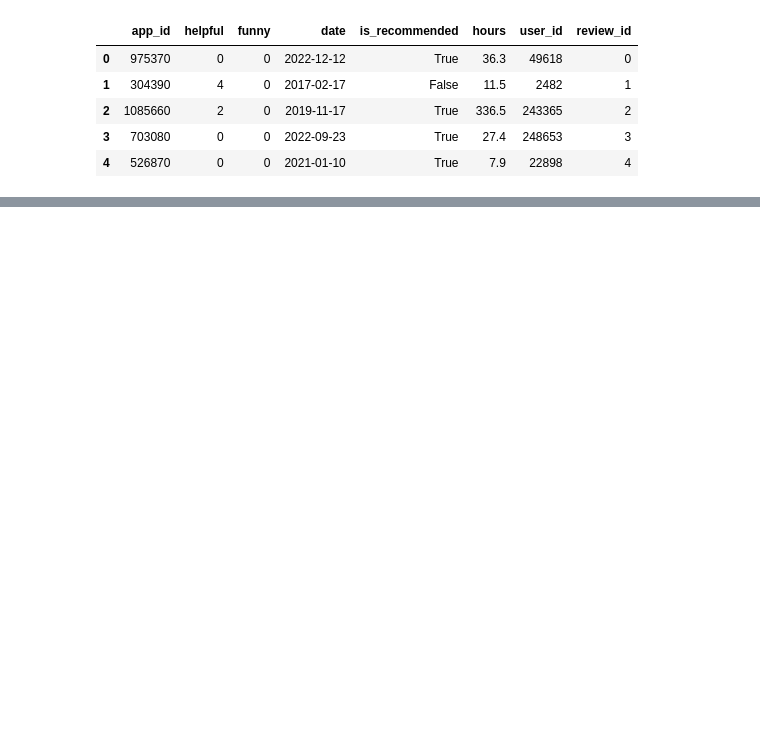
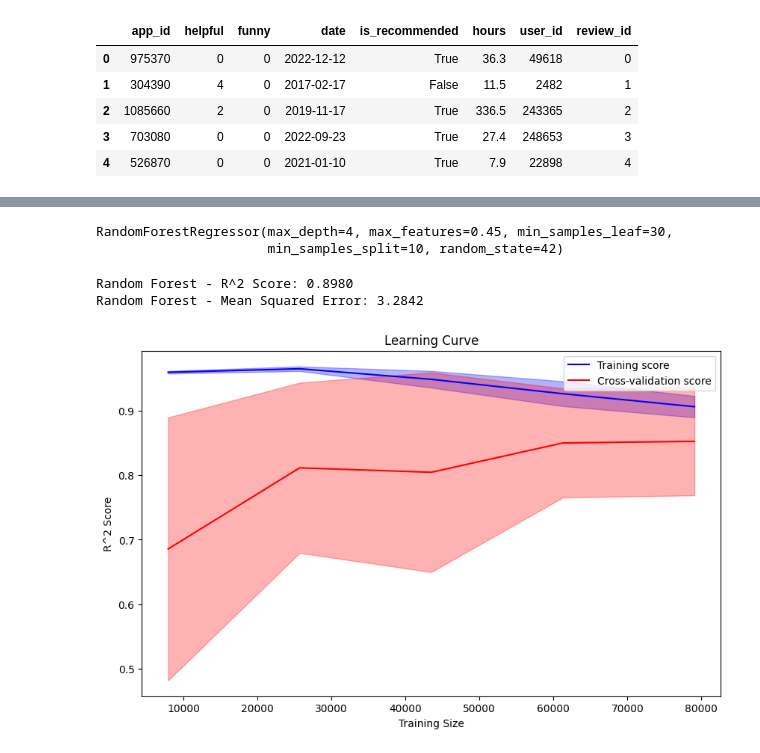
Before and after one commit to khanhsvan/someCollab, a Jupyter notebook: Untitled4.ipynb, the cells around one changed output, grey strips where cells are left out. Saved outputs shown, nothing was run; the diff lists cells and outputs as text; code cells hidden in the pictures; blank space fills up the shorter version.

```diff
--- a/Untitled4.ipynb
+++ b/Untitled4.ipynb
@@ -76,0 +195,11 @@ Random Forest RMSE: 109.53798071619049
+# %%
+merged_df['year_release'] = merged_df['date_release'].dt.year # Lấy năm từ cột datetime và lưu vào cột mới
+merged_df['year_release'] = merged_df['year_release'].astype('int64')
+merged_df['month_release'] = merged_df['date_release'].dt.month # Lấy năm từ cột datetime và lưu vào cột mới
+merged_df['month_release'] = merged_df['month_release'].astype('int64')
+
+# Chọn các cột tham gia vào việc đề xuất
+selected_columns = ['user_reviews', 'positive_ratio', 'discount','price_final', 'hours', 'year_release', 'month_release','is_recommended']
+X = merged_df[selected_columns]
+y = merged_df['price_final']
+X_train, X_test, y_train, y_test = train_test_split(X, y, test_size=0.45, random_state=42) #đã ổn định(0.45)
@@ -76,0 +226,7 @@ Random Forest RMSE: 109.53798071619049
+# %%
+# Khởi tạo và huấn luyện mô hình
+model = RandomForestRegressor(n_estimators=100, max_depth=4, min_samples_split=10, min_samples_leaf=30, random_state=42, max_features=0.45)
+model.fit(X_train, y_train)
+# %% [output]
+RandomForestRegressor(max_depth=4, max_features=0.45, min_samples_leaf=30,
+                      min_samples_split=10, random_state=42)
@@ -76,0 +240,35 @@ Random Forest RMSE: 109.53798071619049
+# %%
+r2 = r2_score(y_test, y_pred_rf)
+mse = mean_squared_error(y_test, y_pred_rf)
+
+
+print(f"Random Forest - R^2 Score: {r2:.4f}")
+print(f"Random Forest - Mean Squared Error: {mse:.4f}")
+# %% [output]
+Random Forest - R^2 Score: 0.8980
+Random Forest - Mean Squared Error: 3.2842
+# %%
+
+# Kiểm tra overfitting bằng việc vẽ Learning Curve
+from sklearn.model_selection import learning_curve
+import numpy as np
+
+train_sizes, train_scores, test_scores = learning_curve(model, X, y, cv=5, scoring='r2')
+
+train_mean = np.mean(train_scores, axis=1)
+train_std = np.std(train_scores, axis=1)
+test_mean = np.mean(test_scores, axis=1)
+test_std = np.std(test_scores, axis=1)
+
+plt.figure(figsize=(10, 6))
+plt.plot(train_sizes, train_mean, label='Training score', color='blue')
+plt.fill_between(train_sizes, train_mean - train_std, train_mean + train_std, color='blue', alpha=0.3)
+plt.plot(train_sizes, test_mean, label='Cross-validation score', color='red')
+plt.fill_between(train_sizes, test_mean - test_std, test_mean + test_std, color='red', alpha=0.3)
+plt.title('Learning Curve')
+plt.xlabel('Training Size')
+plt.ylabel('R^2 Score')
+plt.legend()
+plt.show()
+# %% [output]
+[figure, added]
```
Also changed, not shown: parts of 32 cells of this notebook.
